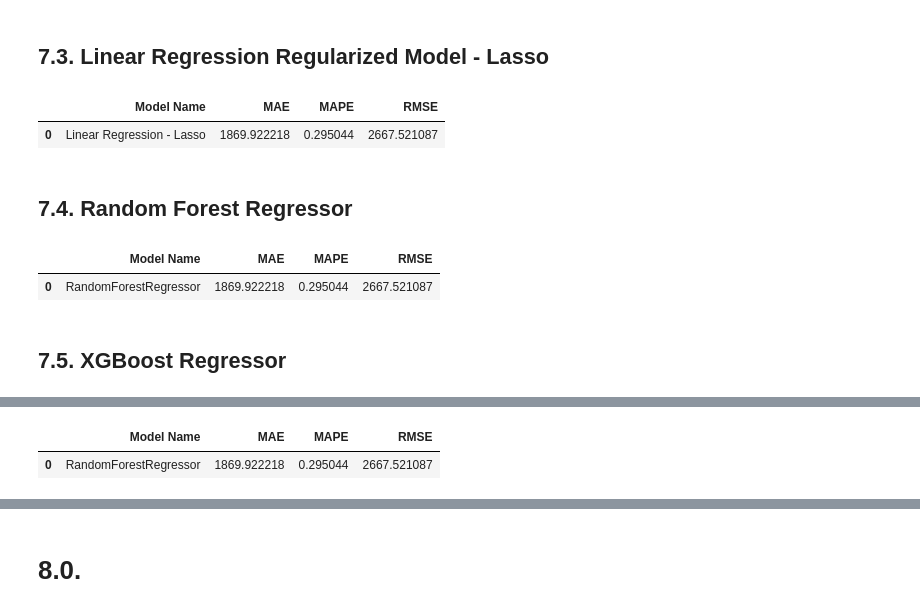
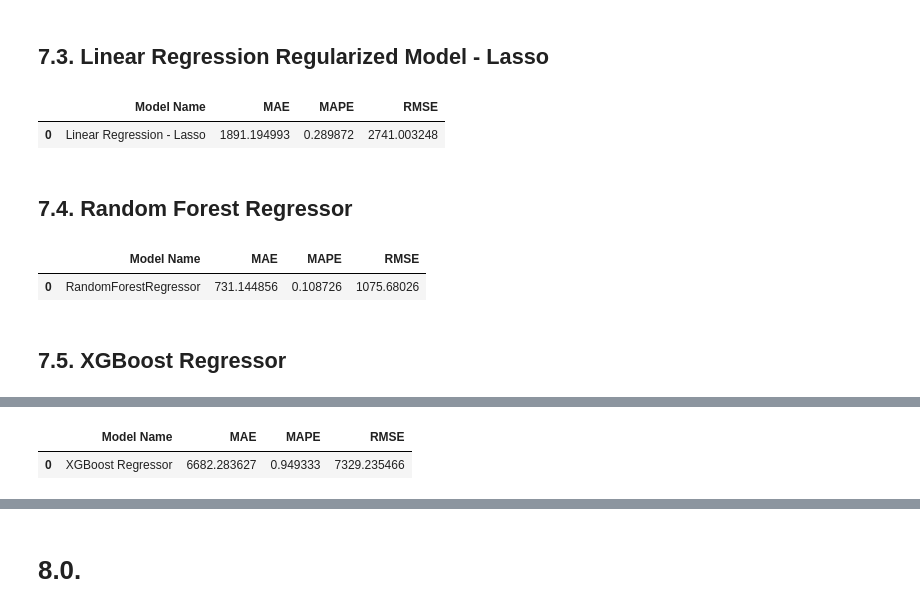
Before and after one commit to Davipaulo9/Sales-Prediction-Pharmacy-Rossmann, a Jupyter notebook: m07_v01_store_sales_prediction.ipynb, the cells around one changed output, grey strips where cells are left out. Cells and saved outputs as stored; diff of their text form; code cells hidden in the pictures.

```diff
--- a/m07_v01_store_sales_prediction.ipynb
+++ b/m07_v01_store_sales_prediction.ipynb
@@ -1288,11 +1288,11 @@ lrr = Lasso(alpha=0.01 ).fit(x_train, Y_train)
 # prediction
 yhat_lrr = lrr.predict(x_test )
 # performance
-lrr_result = ml_error( 'Linear Regression - Lasso', np.expm1( Y_test ), np.expm1( yhat_lr) )
+lrr_result = ml_error( 'Linear Regression - Lasso', np.expm1( Y_test ), np.expm1( yhat_lrr) )
 lrr_result
 # %% [output]
 |  | Model Name | MAE | MAPE | RMSE |
-| 0 | Linear Regression - Lasso | 1869.922218 | 0.295044 | 2667.521087 |
+| 0 | Linear Regression - Lasso | 1891.194993 | 0.289872 | 2741.003248 |
 # %% [markdown]
 ## 7.4. Random Forest Regressor
 # %%
@@ -1303,11 +1303,11 @@ rf = RandomForestRegressor (n_estimators=100, n_jobs=-1, random_state=42 ).fit(
 yhat_rf = rf.predict(x_test )
 
 # performance
-rf_result = ml_error( 'RandomForestRegressor', np.expm1( Y_test ), np.expm1( yhat_lr) )
+rf_result = ml_error( 'RandomForestRegressor', np.expm1( Y_test ), np.expm1( yhat_rf) )
 rf_result
 # %% [output]
 |  | Model Name | MAE | MAPE | RMSE |
-| 0 | RandomForestRegressor | 1869.922218 | 0.295044 | 2667.521087 |
+| 0 | RandomForestRegressor | 731.144856 | 0.108726 | 1075.68026 |
 # %% [markdown]
 ## 7.5. XGBoost Regressor
 # %%
@@ -1320,9 +1320,9 @@ model_xgb = xgb.XGBRegressor ( objective='reg:squarederror',
                                colsample_bytee=0.9).fit( x_train, Y_train )
 
 # prediction
-yhat_rf = rf.predict(x_test )
+yhat_xgb = model_xgb.predict(x_test )
 
 # performance
-rf_result = ml_error( 'RandomForestRegressor', np.expm1( Y_test ), np.expm1( yhat_lr) )
-rf_result
+xgb_result = ml_error( 'XGBoost Regressor', np.expm1( Y_test ), np.expm1( yhat_xgb) )
+xgb_result
 # %% [output]
@@ -1330,7 +1330,7 @@ rf_result
 Parameters: { "colsample_bytee" } might not be used.
 
   This could be a false alarm, with some parameters getting used by language bindings but
   then being mistakenly passed down to XGBoost core, or some parameter actually being used
   but getting flagged wrongly here. Please open an issue if you find any such cases.
 |  | Model Name | MAE | MAPE | RMSE |
-| 0 | RandomForestRegressor | 1869.922218 | 0.295044 | 2667.521087 |
+| 0 | XGBoost Regressor | 6682.283627 | 0.949333 | 7329.235466 |
```
Also changed, not shown: parts of 3 cells of this notebook.
